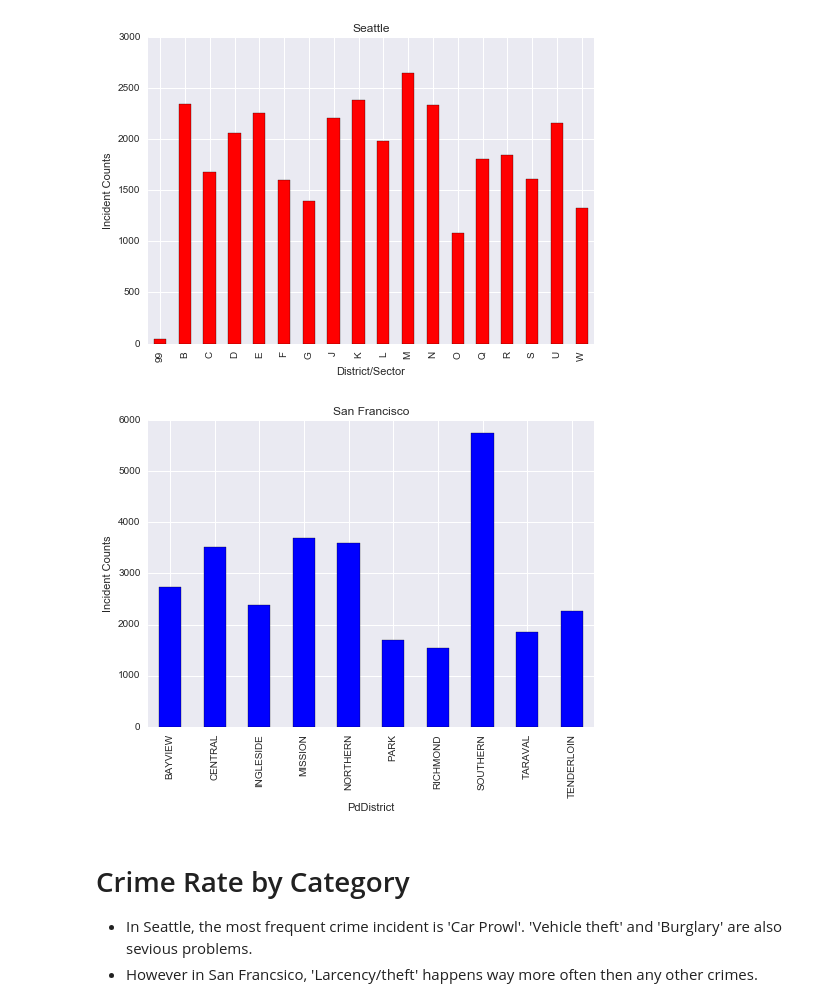
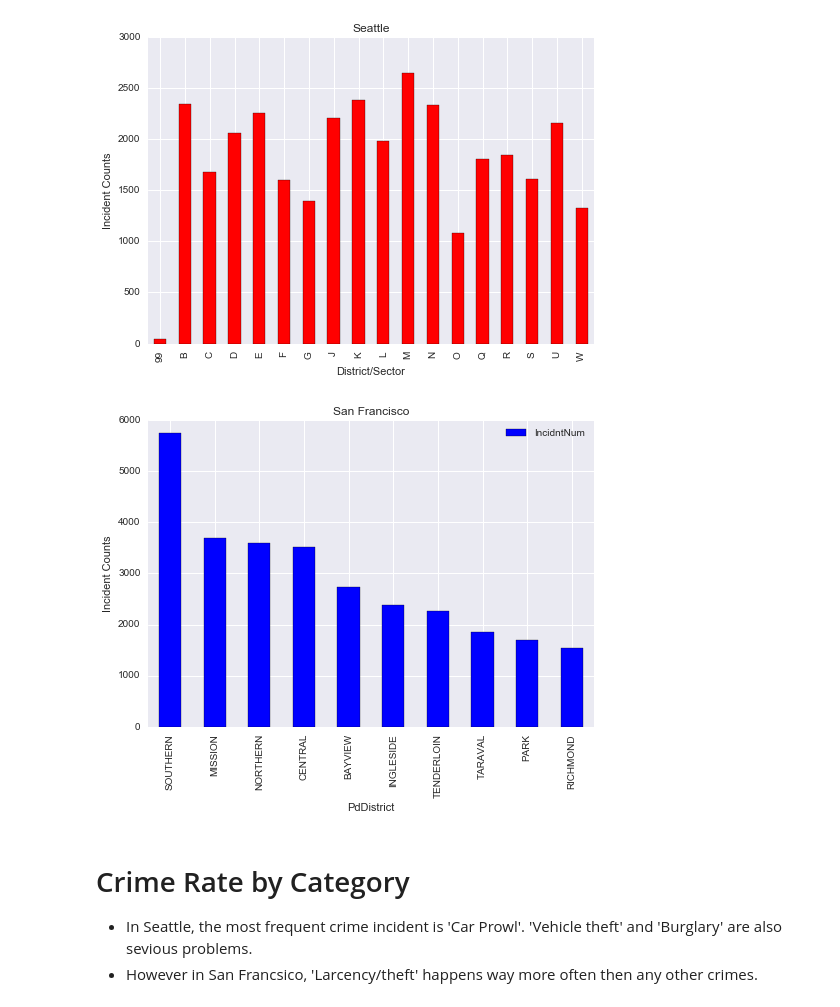
Before and after one commit to cyang019/Crime-Analytics-for-Seattle-and-San-Francisco, a Jupyter notebook: week1_assignment.ipynb, the cells around one changed output. Saved outputs shown, nothing was run; the diff lists cells and outputs as text; code cells hidden in the pictures.

```diff
--- a/week1_assignment.ipynb
+++ b/week1_assignment.ipynb
@@ -115,13 +115,15 @@ plt.show()
 [figure]
 # %%
 sf_by_area = sf_data.pivot_table('IncidntNum',index='PdDistrict',aggfunc='count',fill_value=0)
+sf_by_area_df = pd.DataFrame(sf_by_area)
+sf_by_area_df.sort(['IncidntNum'],inplace=True,ascending=False)
 # %%
-sf_by_area.plot(kind="bar",color='blue')
+sf_by_area_df.plot(kind="bar",color='blue')
 plt.ylabel('Incident Counts')
 plt.title('San Francisco')
 plt.show()
 # %% [output]
-[figure, old version]
+[figure, new version]
 # %% [markdown]
 # Crime Rate by Category
 +  In Seattle, the most frequent crime incident is 'Car Prowl'. 'Vehicle theft' and 'Burglary' are also sevious problems.
```
Also changed, not shown: 1 other file.
